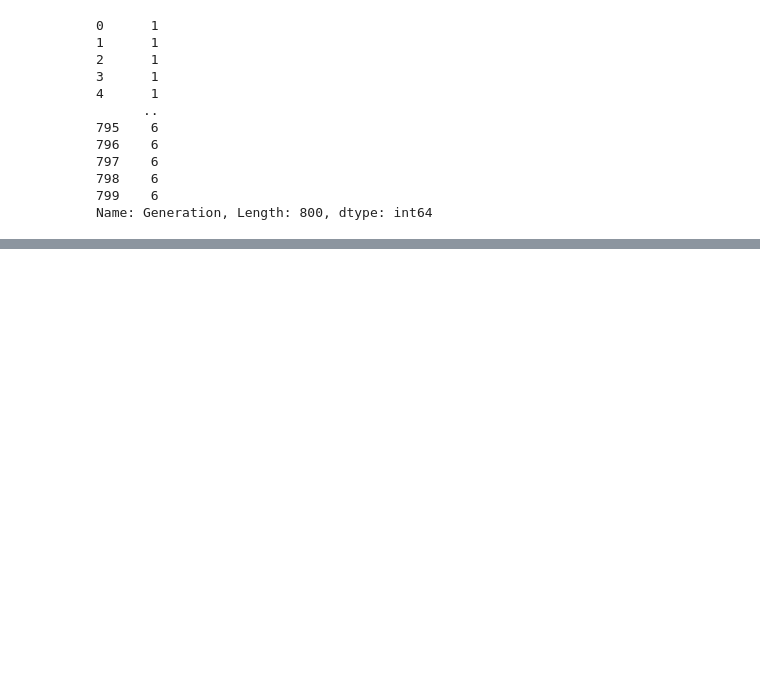
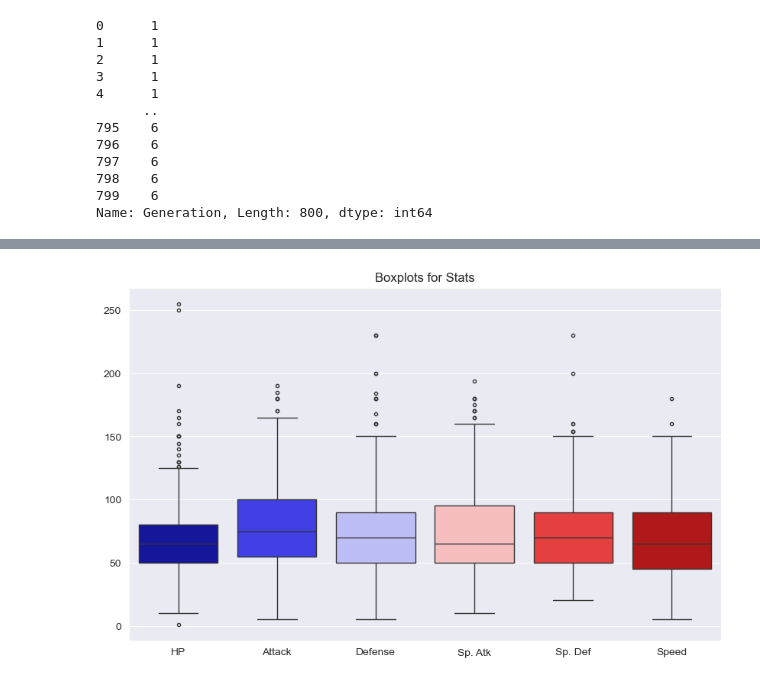
Before and after one commit to Danny88e/ECBD-9A-IDGS-Practicas_230040, a Jupyter notebook: Practica 3/AnalisisDatos.ipynb, the cells around one changed output, grey strips where cells are left out. Saved outputs shown, nothing was run; the diff lists cells and outputs as text; code cells hidden in the pictures; blank space fills up the shorter version.

```diff
--- a/Practica 3/AnalisisDatos.ipynb
+++ b/Practica 3/AnalisisDatos.ipynb
@@ -290,0 +355,8 @@ Name: Generation, Length: 800, dtype: int64
+# %%
+sns.set_style('darkgrid')
+plt.figure(figsize=(10, 6))
+sns.boxplot(data=pokemons.drop(columns=['#', 'Name', 'Type', 'Total', 'Generation', 'Legendary']), fliersize=3, palette='seismic')
+plt.title('Boxplots for Stats')
+plt.show()
+# %% [output]
+[figure, added]
```
Also changed, not shown: parts of 19 cells of this notebook.
